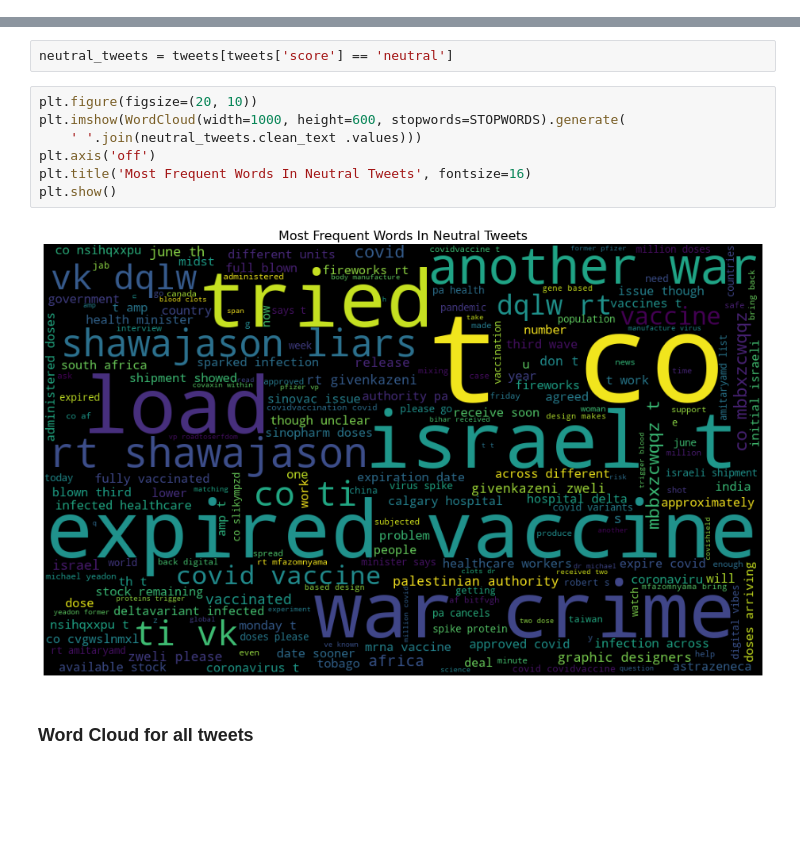
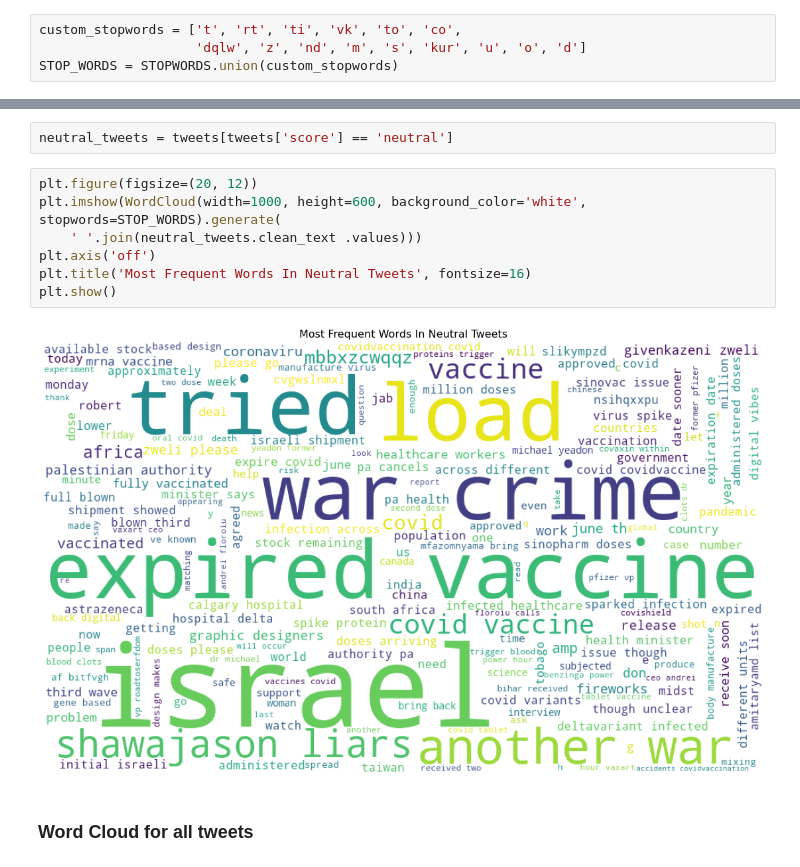
Before and after one commit to eandualem/Twitter-Data-Analysis, a Jupyter notebook: notebooks/preprocessing.ipynb, the cells around one changed output, grey strips where cells are left out. Cells and saved outputs as stored; diff of their text form; blank space fills up the shorter version.

```diff
--- a/notebooks/preprocessing.ipynb
+++ b/notebooks/preprocessing.ipynb
@@ -417,4 +417,8 @@ flattened_hashtags_in_tweets_df.value_counts()[:20].plot(
 tweets['clean_text'] = tweets['original_text'].astype(str)
 tweets['clean_text'] = tweets['clean_text'].apply( lambda x: x.lower())
 positive_tweets = tweets[tweets['score'] == 'positive']
+# %%
+custom_stopwords = ['t', 'rt', 'ti', 'vk', 'to', 'co',
+                    'dqlw', 'z', 'nd', 'm', 's', 'kur', 'u', 'o', 'd']
+STOP_WORDS = STOPWORDS.union(custom_stopwords)
 # %%
@@ -444,14 +449,14 @@ plt.show()
 # %%
 neutral_tweets = tweets[tweets['score'] == 'neutral']
 # %%
-plt.figure(figsize=(20, 10))
-plt.imshow(WordCloud(width=1000, height=600, stopwords=STOPWORDS).generate(
+plt.figure(figsize=(20, 12))
+plt.imshow(WordCloud(width=1000, height=600, background_color='white', stopwords=STOP_WORDS).generate(
     ' '.join(neutral_tweets.clean_text .values)))
 plt.axis('off')
 plt.title('Most Frequent Words In Neutral Tweets', fontsize=16)
 plt.show()
 # %% [output]
-[figure, old version]
+[figure, new version]
 # %% [markdown]
 ### Word Cloud for all tweets
 # %%
```
Also changed, not shown: parts of 3 cells of this notebook, 2 other files.
